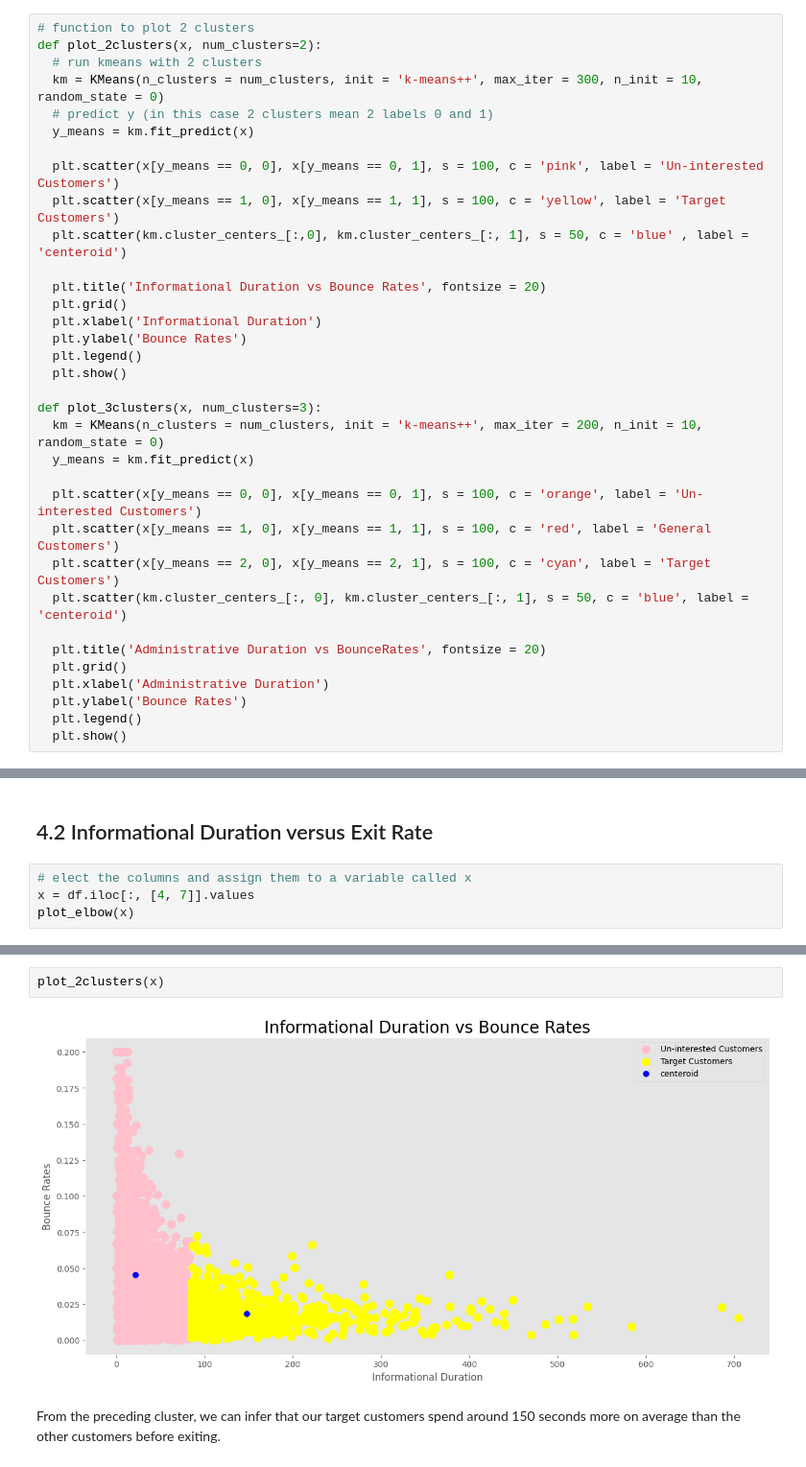
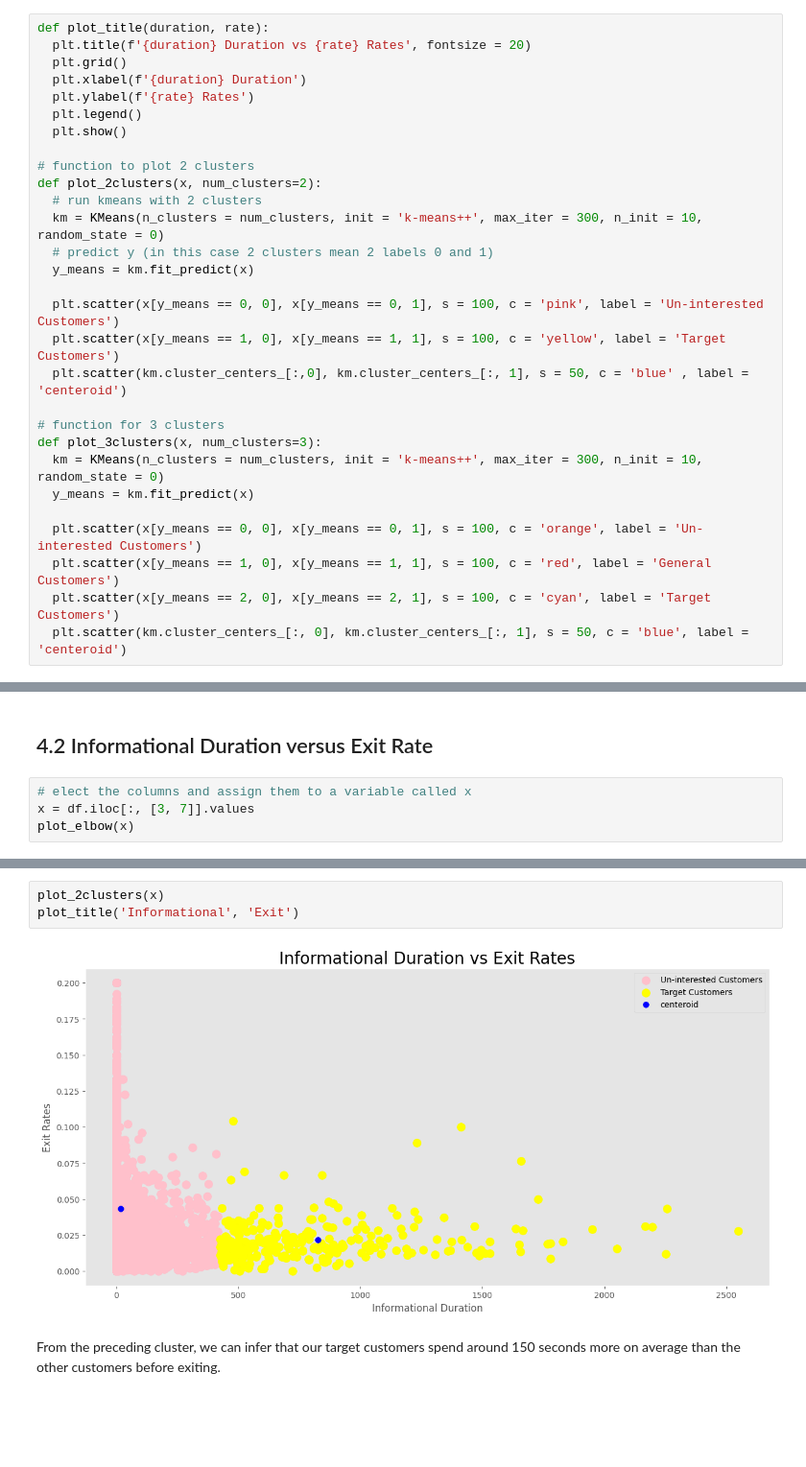
Before and after one commit to EveTLynn/Packt-Data-Analysis-Workshop, a Jupyter notebook: C5_Analyzing_the_Online_Shopper’s_Purchase_Attention.ipynb, the cells around one changed output, grey strips where cells are left out. Shown at 96% size. Saved outputs shown, nothing was run; the diff lists cells and outputs as text; blank space fills up the shorter version.

```diff
--- a/C5_Analyzing_the_Online_Shopper’s_Purchase_Attention.ipynb
+++ b/C5_Analyzing_the_Online_Shopper’s_Purchase_Attention.ipynb
@@ -356,6 +353,14 @@ def plot_elbow(x):
 # %% [markdown]
 To make the graph more readable, assign the color pink for uninterested customers (in which Revenue is False), yellow for target customers (in which Revenue is True), and blue for the centroid of the clusters
 # %%
+def plot_title(duration, rate):
+  plt.title(f'{duration} Duration vs {rate} Rates', fontsize = 20)
+  plt.grid()
+  plt.xlabel(f'{duration} Duration')
+  plt.ylabel(f'{rate} Rates')
+  plt.legend()
+  plt.show()
+
 # function to plot 2 clusters
 def plot_2clusters(x, num_clusters=2):
   # run kmeans with 2 clusters
@@ -367,28 +372,15 @@ def plot_2clusters(x, num_clusters=2):
   plt.scatter(x[y_means == 1, 0], x[y_means == 1, 1], s = 100, c = 'yellow', label = 'Target Customers')
   plt.scatter(km.cluster_centers_[:,0], km.cluster_centers_[:, 1], s = 50, c = 'blue' , label = 'centeroid')
 
-  plt.title('Informational Duration vs Bounce Rates', fontsize = 20)
-  plt.grid()
-  plt.xlabel('Informational Duration')
-  plt.ylabel('Bounce Rates')
-  plt.legend()
-  plt.show()
-
+# function for 3 clusters
 def plot_3clusters(x, num_clusters=3):
-  km = KMeans(n_clusters = num_clusters, init = 'k-means++', max_iter = 200, n_init = 10, random_state = 0)
+  km = KMeans(n_clusters = num_clusters, init = 'k-means++', max_iter = 300, n_init = 10, random_state = 0)
   y_means = km.fit_predict(x)
 
   plt.scatter(x[y_means == 0, 0], x[y_means == 0, 1], s = 100, c = 'orange', label = 'Un-interested Customers')
   plt.scatter(x[y_means == 1, 0], x[y_means == 1, 1], s = 100, c = 'red', label = 'General Customers')
   plt.scatter(x[y_means == 2, 0], x[y_means == 2, 1], s = 100, c = 'cyan', label = 'Target Customers')
   plt.scatter(km.cluster_centers_[:, 0], km.cluster_centers_[:, 1], s = 50, c = 'blue', label = 'centeroid')
-
-  plt.title('Administrative Duration vs BounceRates', fontsize = 20)
-  plt.grid()
-  plt.xlabel('Administrative Duration')
-  plt.ylabel('Bounce Rates')
-  plt.legend()
-  plt.show()
 # %% [markdown]
 ## 4.1 Informational Duration versus Bounce Rate
 # %%
@@ -407,6 +420,6 @@ We would want to target the customer with high information duration and low boun
 ## 4.2  Informational Duration versus Exit Rate
 # %%
 # elect the columns and assign them to a variable called x
-x = df.iloc[:, [4, 7]].values
+x = df.iloc[:, [3, 7]].values
 plot_elbow(x)
 # %% [output]
@@ -414,7 +427,8 @@ plot_elbow(x)
 # %%
 plot_2clusters(x)
+plot_title('Informational', 'Exit')
 # %% [output]
-[figure, old version]
+[figure, new version]
 # %% [markdown]
 From the preceding cluster, we can infer that our target customers spend around 150 seconds more on average than the other customers before exiting.
 # %% [markdown]
```
Also changed, not shown: parts of 43 cells of this notebook.
